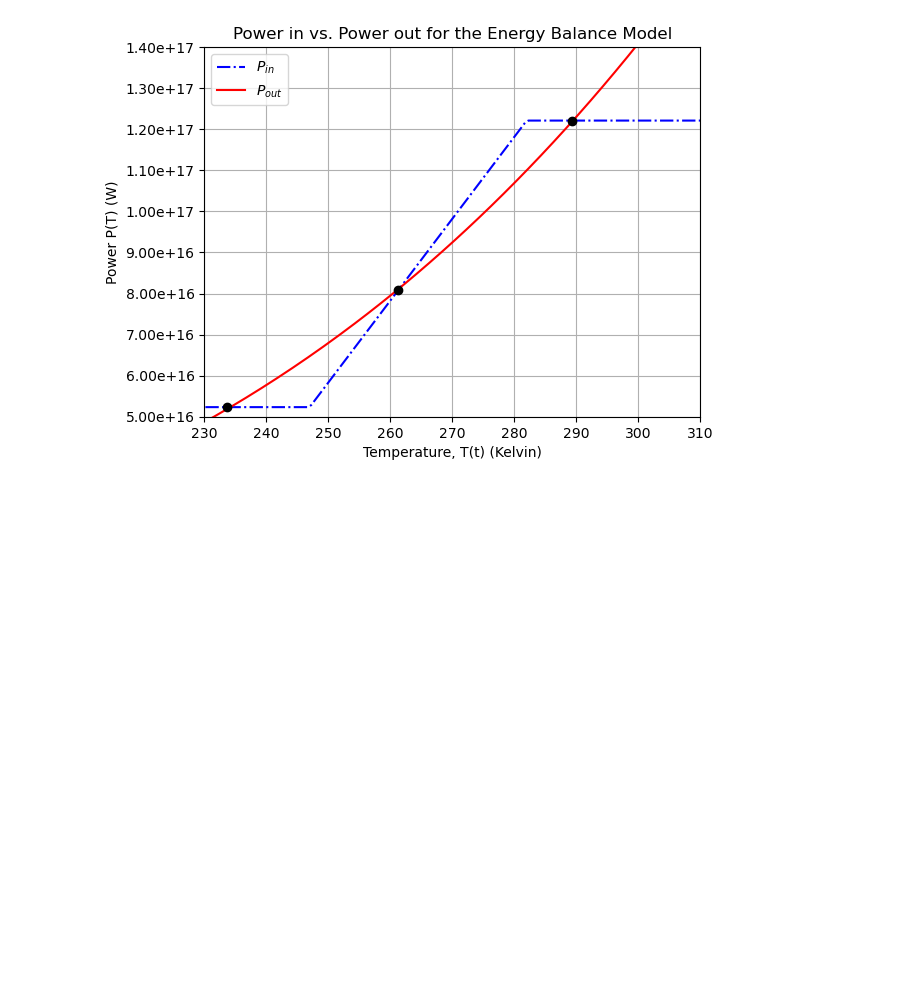
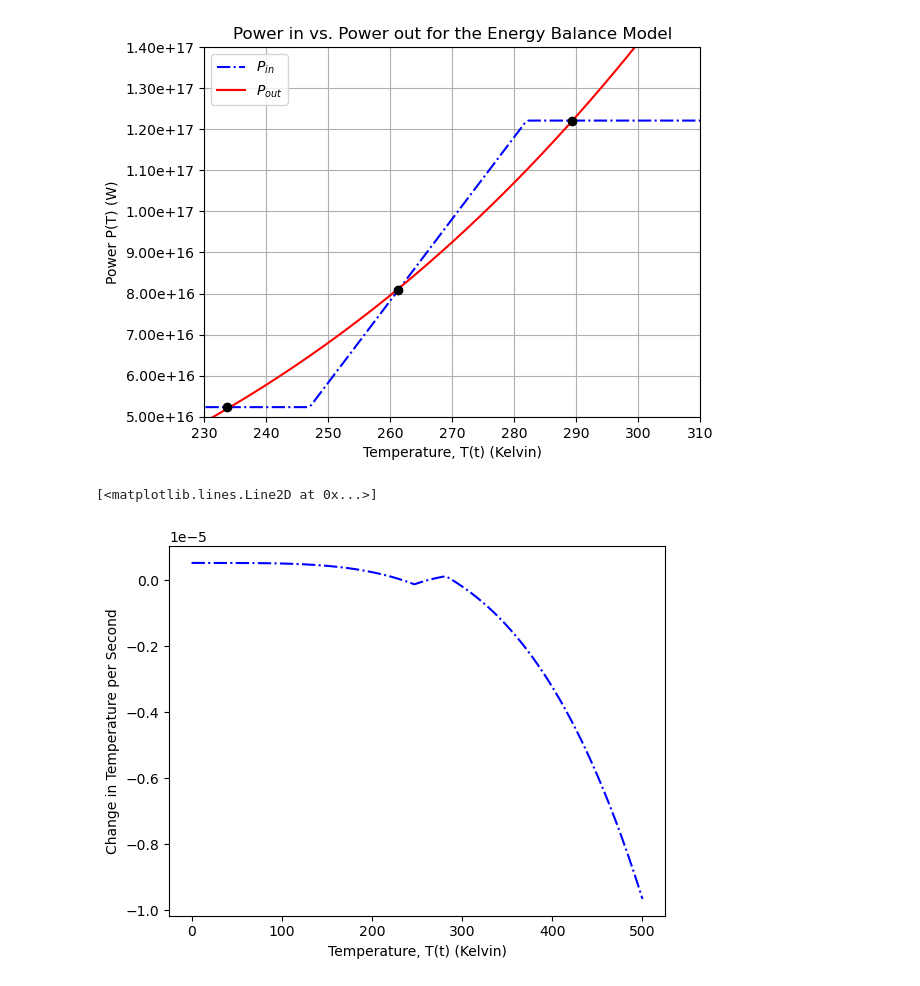
Before and after one commit to blucardin/SCIE001Math, a Jupyter notebook: intersection.ipynb, the cells around one changed output. Saved outputs shown, nothing was run; the diff lists cells and outputs as text; code cells hidden in the pictures; blank space fills up the shorter version.

```diff
--- a/intersection.ipynb
+++ b/intersection.ipynb
@@ -55,3 +59,15 @@ Intersection points:
  T: 261.26 P:  8.08e+16
  T: 289.29 P:  1.22e+17
 [figure]
+# %%
+# Noah's own code:
+
+derivativeT = (P_in - P_out)/C
+
+plt.title("")
+plt.xlabel('Temperature, T(t) (Kelvin)') # x axis label
+plt.ylabel('Change in Temperature per Second') # y axis label
+plt.plot(T_eq, derivativeT, 'b-.') # plot LHS
+# %% [output]
+[<matplotlib.lines.Line2D at 0x...>]
+[figure, added]
```
Also changed, not shown: parts of 5 cells of this notebook, 2 other files.
